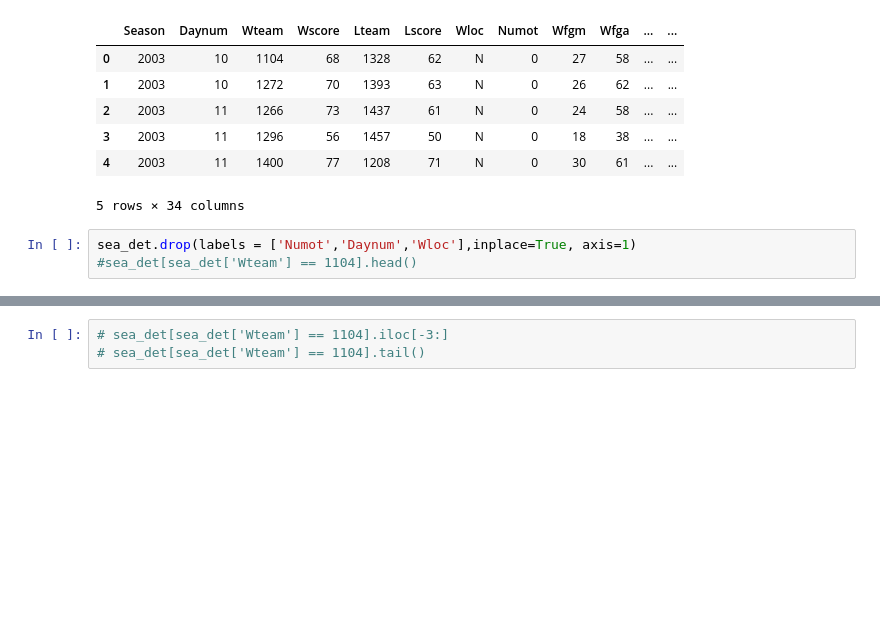
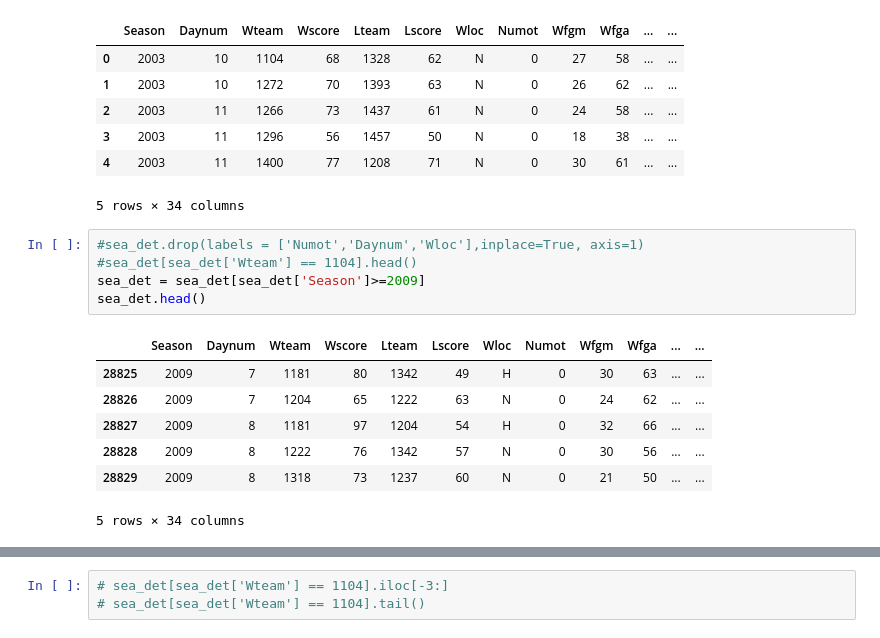
Before and after one commit to danilopena93/Kaggle_March_Madness_2017, a Jupyter notebook: MM17_LR_2.ipynb, the cells around one changed output, grey strips where cells are left out. Saved outputs shown, nothing was run; the diff lists cells and outputs as text; blank space fills up the shorter version.

```diff
--- a/MM17_LR_2.ipynb
+++ b/MM17_LR_2.ipynb
@@ -31,5 +31,15 @@ sea_det.head()
 | 4 | 2003 | 11 | 1400 | 77 | 1208 | 71 | N | 0 | 30 | 61 | ... | ... |
 5 rows × 34 columns
 # %%
-sea_det.drop(labels = ['Numot','Daynum','Wloc'],inplace=True, axis=1)
+#sea_det.drop(labels = ['Numot','Daynum','Wloc'],inplace=True, axis=1)
 #sea_det[sea_det['Wteam'] == 1104].head()
+sea_det = sea_det[sea_det['Season']>=2009]
+sea_det.head()
+# %% [output]
+|  | Season | Daynum | Wteam | Wscore | Lteam | Lscore | Wloc | Numot | Wfgm | Wfga | ... | ... |
+| 28825 | 2009 | 7 | 1181 | 80 | 1342 | 49 | H | 0 | 30 | 63 | ... | ... |
+| 28826 | 2009 | 7 | 1204 | 65 | 1222 | 63 | N | 0 | 24 | 62 | ... | ... |
+| 28827 | 2009 | 8 | 1181 | 97 | 1204 | 54 | H | 0 | 32 | 66 | ... | ... |
+| 28828 | 2009 | 8 | 1222 | 76 | 1342 | 57 | N | 0 | 30 | 56 | ... | ... |
+| 28829 | 2009 | 8 | 1318 | 73 | 1237 | 60 | N | 0 | 21 | 50 | ... | ... |
+5 rows × 34 columns
```
Also changed, not shown: parts of 15 cells of this notebook, 3 other files.
